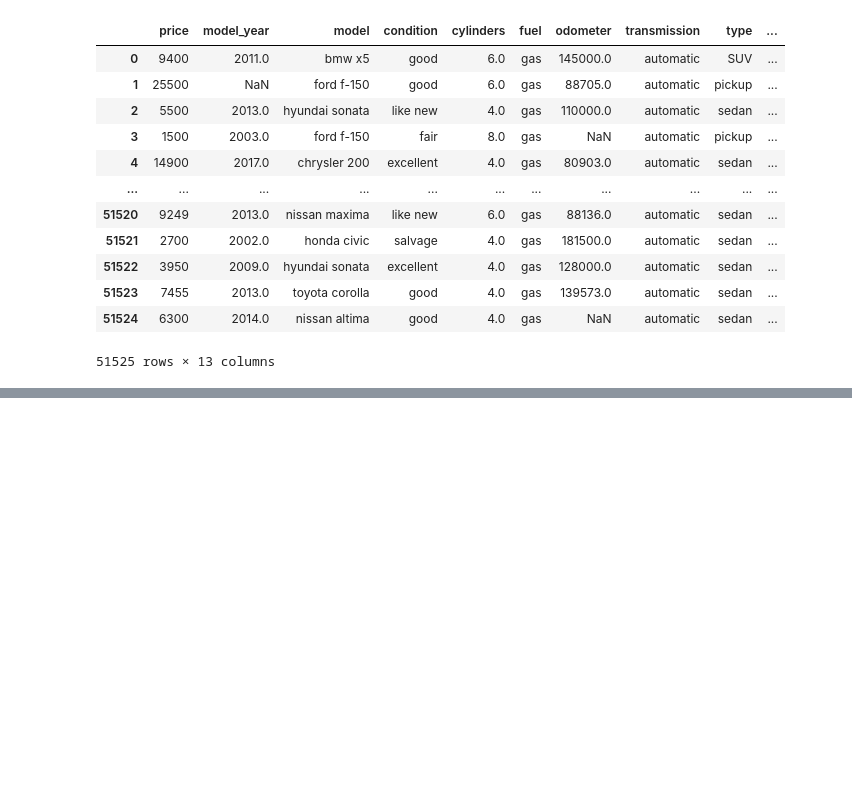
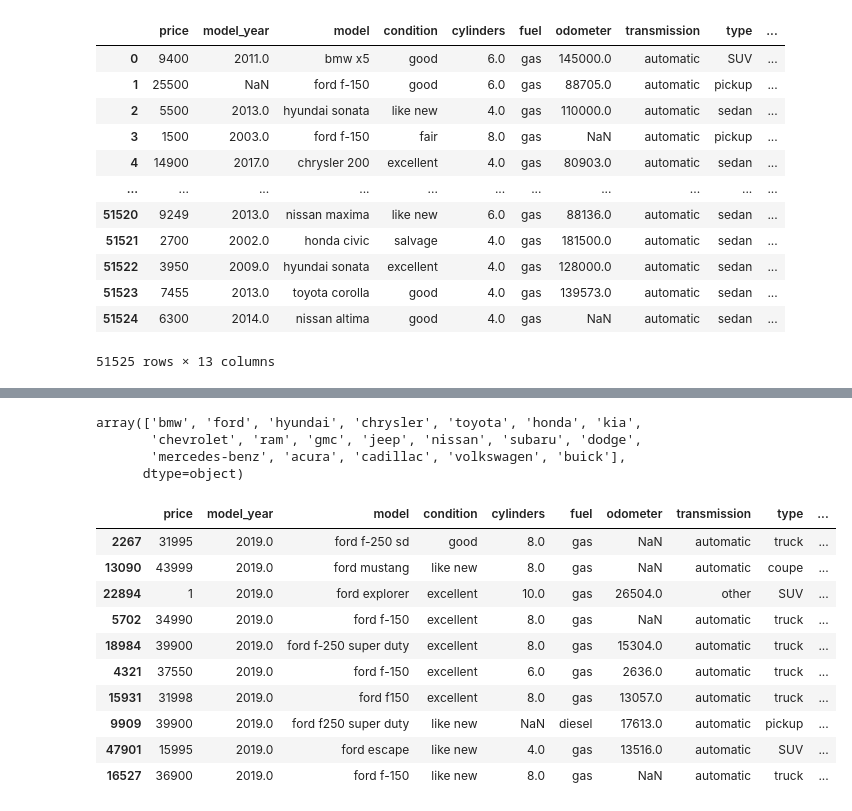
Before and after one commit to RLey98/vehicles_data_viewer_app, a Jupyter notebook: notebooks/EDA.ipynb, the cells around one changed output, grey strips where cells are left out. Saved outputs shown, nothing was run; the diff lists cells and outputs as text; code cells hidden in the pictures; blank space fills up the shorter version.

```diff
--- a/notebooks/EDA.ipynb
+++ b/notebooks/EDA.ipynb
@@ -20,0 +70,22 @@ car_data
+# %%
+car_data['manufactured'] = car_data['model'].str.split().str[0]
+car_data['manufactured'].unique()
+# %% [output]
+array(['bmw', 'ford', 'hyundai', 'chrysler', 'toyota', 'honda', 'kia',
+       'chevrolet', 'ram', 'gmc', 'jeep', 'nissan', 'subaru', 'dodge',
+       'mercedes-benz', 'acura', 'cadillac', 'volkswagen', 'buick'],
+      dtype=object)
+# %%
+car_data[car_data['manufactured'] == 'ford'].sort_values('model_year', ascending=False).head(10)
+# %% [output]
+|  | price | model_year | model | condition | cylinders | fuel | odometer | transmission | type | ... |
+| 2267 | 31995 | 2019.0 | ford f-250 sd | good | 8.0 | gas | NaN | automatic | truck | ... |
+| 13090 | 43999 | 2019.0 | ford mustang | like new | 8.0 | gas | NaN | automatic | coupe | ... |
+| 22894 | 1 | 2019.0 | ford explorer | excellent | 10.0 | gas | 26504.0 | other | SUV | ... |
+| 5702 | 34990 | 2019.0 | ford f-150 | excellent | 8.0 | gas | NaN | automatic | truck | ... |
+| 18984 | 39900 | 2019.0 | ford f-250 super duty | excellent | 8.0 | gas | 15304.0 | automatic | truck | ... |
+| 4321 | 37550 | 2019.0 | ford f-150 | excellent | 6.0 | gas | 2636.0 | automatic | truck | ... |
+| 15931 | 31998 | 2019.0 | ford f150 | excellent | 8.0 | gas | 13057.0 | automatic | truck | ... |
+| 9909 | 39900 | 2019.0 | ford f250 super duty | like new | NaN | diesel | 17613.0 | automatic | pickup | ... |
+| 47901 | 15995 | 2019.0 | ford escape | like new | 4.0 | gas | 13516.0 | automatic | SUV | ... |
+| 16527 | 36900 | 2019.0 | ford f-150 | like new | 8.0 | gas | NaN | automatic | truck | ... |
```
Also changed, not shown: parts of 6 cells of this notebook, 1 other file.
